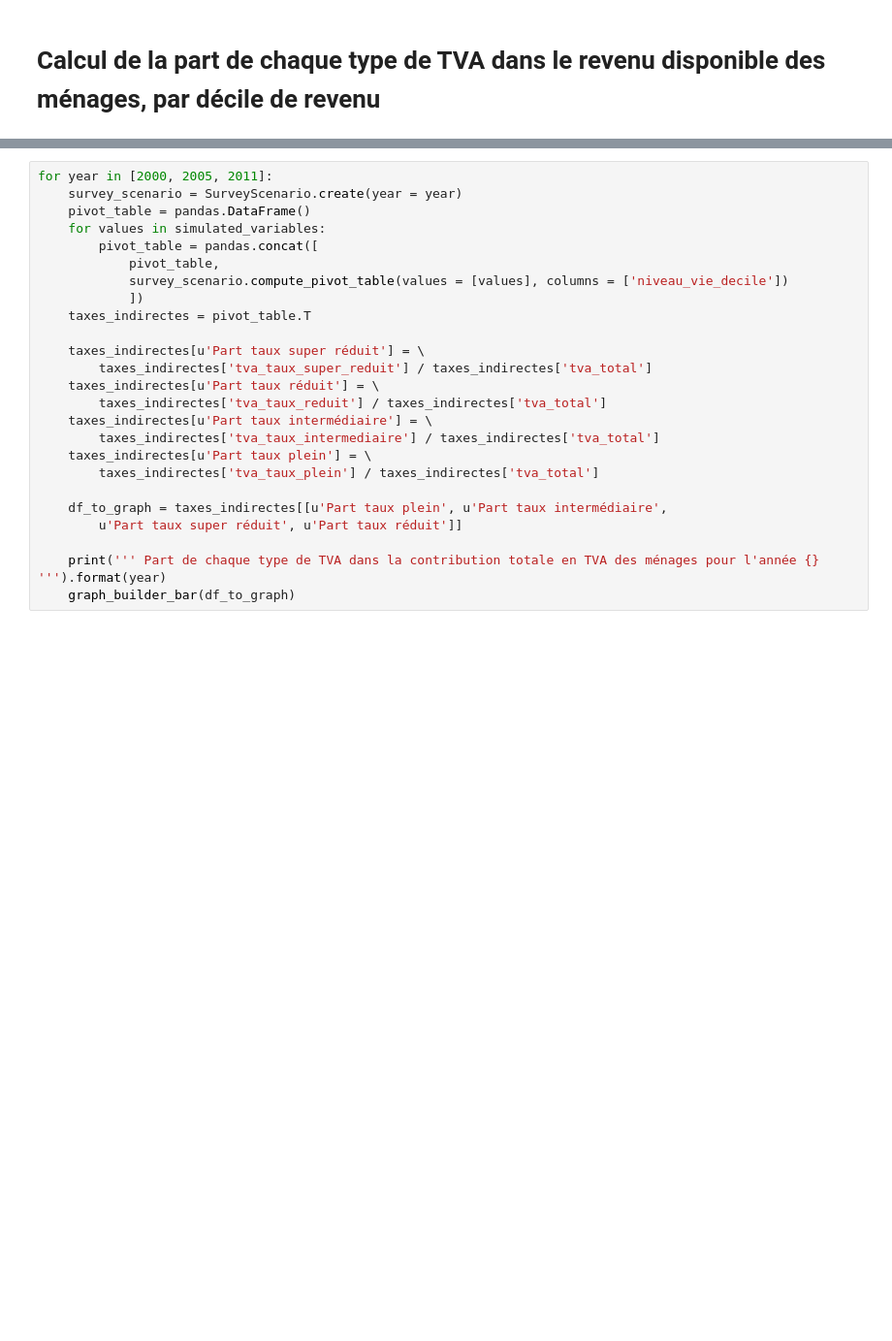
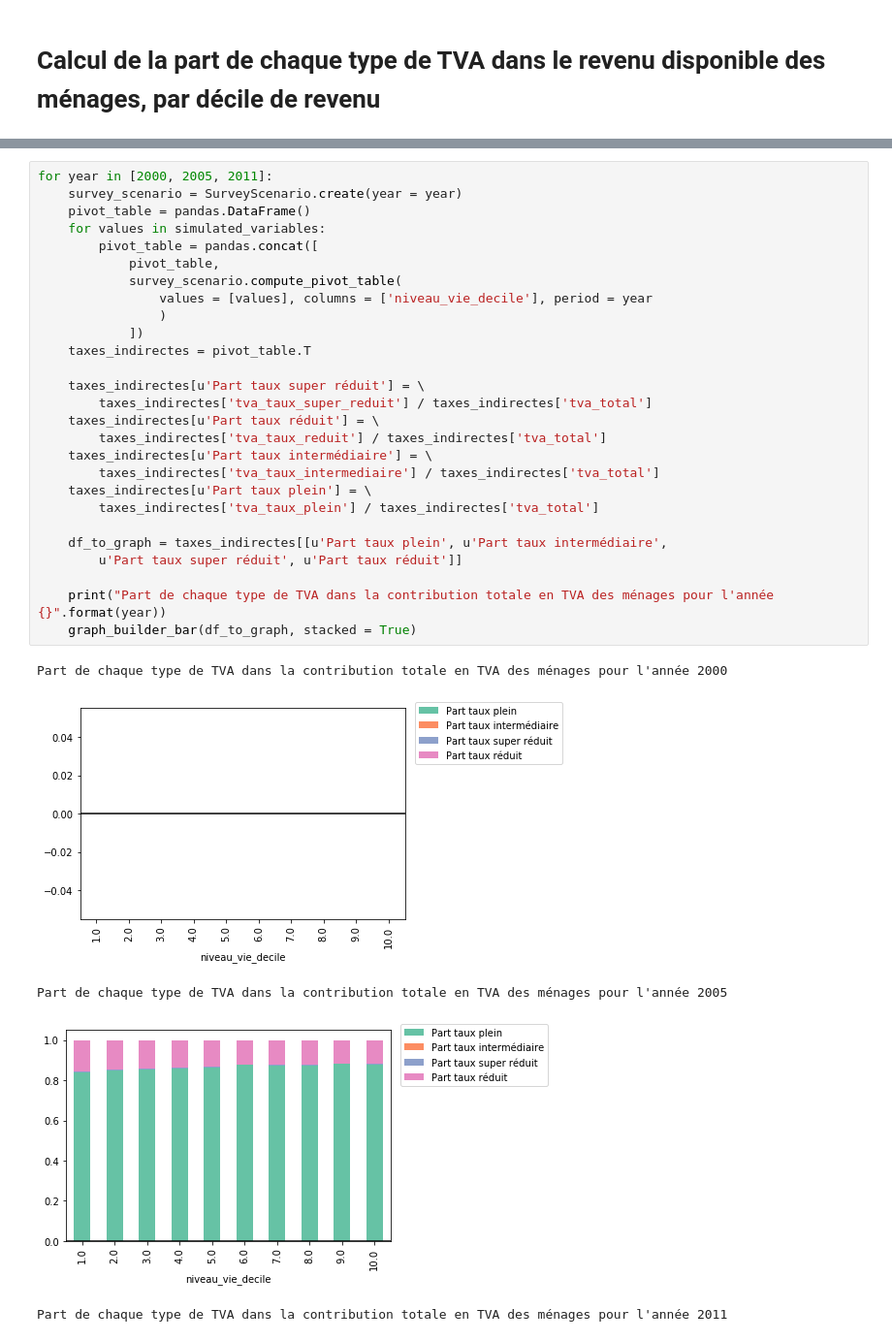
Before and after one commit to openfisca/openfisca-france-indirect-taxation, a Jupyter notebook: openfisca_france_indirect_taxation/examples/notebooks/regressivite_tva.ipynb, the cells around one changed output, grey strips where cells are left out. Shown at 97% size. Cells and saved outputs as stored; diff of their text form; blank space fills up the shorter version.

```diff
--- a/openfisca_france_indirect_taxation/examples/notebooks/regressivite_tva.ipynb
+++ b/openfisca_france_indirect_taxation/examples/notebooks/regressivite_tva.ipynb
@@ -57,25 +57,33 @@ AssertionError:
 # %%
 for year in [2000, 2005, 2011]:
     survey_scenario = SurveyScenario.create(year = year)
     pivot_table = pandas.DataFrame()
     for values in simulated_variables:
         pivot_table = pandas.concat([
             pivot_table,
-            survey_scenario.compute_pivot_table(values = [values], columns = ['niveau_vie_decile'])
+            survey_scenario.compute_pivot_table(
+                values = [values], columns = ['niveau_vie_decile'], period = year
+                )
             ])
     taxes_indirectes = pivot_table.T
 
     taxes_indirectes[u'Part taux super réduit'] = \
         taxes_indirectes['tva_taux_super_reduit'] / taxes_indirectes['tva_total']
     taxes_indirectes[u'Part taux réduit'] = \
         taxes_indirectes['tva_taux_reduit'] / taxes_indirectes['tva_total']
     taxes_indirectes[u'Part taux intermédiaire'] = \
         taxes_indirectes['tva_taux_intermediaire'] / taxes_indirectes['tva_total']
     taxes_indirectes[u'Part taux plein'] = \
         taxes_indirectes['tva_taux_plein'] / taxes_indirectes['tva_total']
 
     df_to_graph = taxes_indirectes[[u'Part taux plein', u'Part taux intermédiaire',
         u'Part taux super réduit', u'Part taux réduit']]
 
-    print(''' Part de chaque type de TVA dans la contribution totale en TVA des ménages pour l'année {} ''').format(year)
-    graph_builder_bar(df_to_graph)
+    print("Part de chaque type de TVA dans la contribution totale en TVA des ménages pour l'année {}".format(year))
+    graph_builder_bar(df_to_graph, stacked = True)
+# %% [output]
+Part de chaque type de TVA dans la contribution totale en TVA des ménages pour l'année 2000
+[figure, added]
+Part de chaque type de TVA dans la contribution totale en TVA des ménages pour l'année 2005
+[figure, added]
+Part de chaque type de TVA dans la contribution totale en TVA des ménages pour l'année 2011
```
Also changed, not shown: parts of 8 cells of this notebook, 5 other files.
